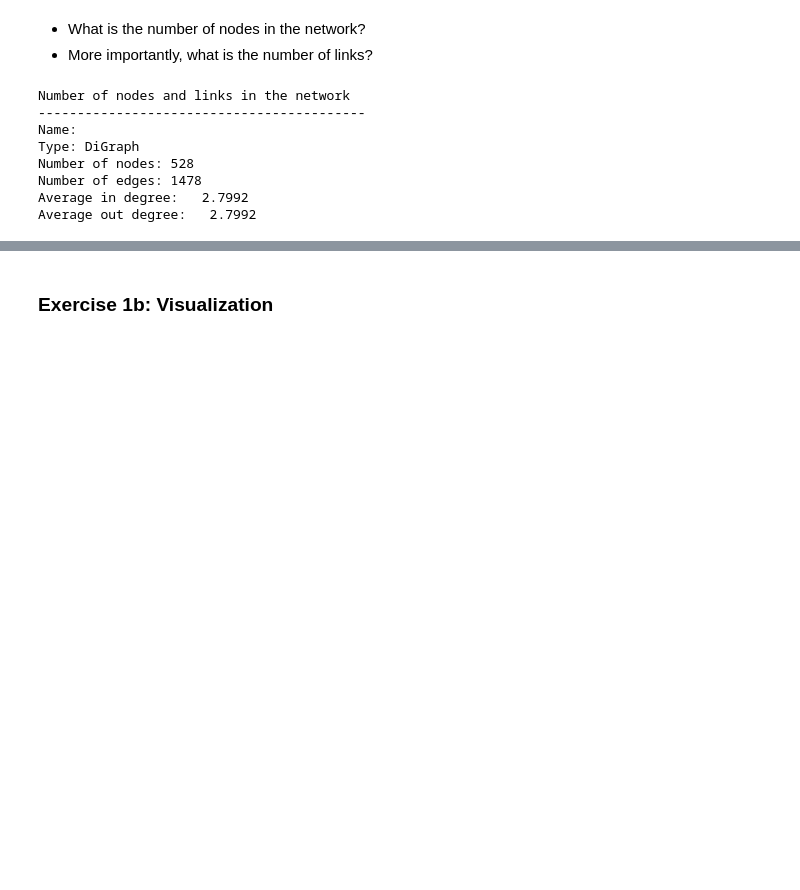
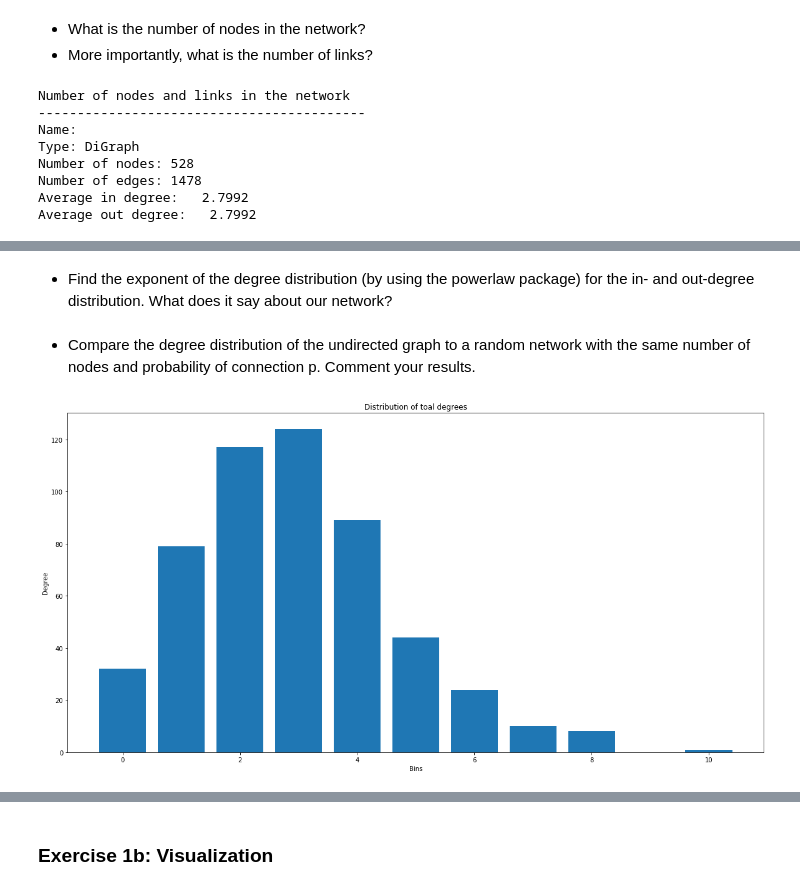
Before and after one commit to BerglindLilja/DataQueens, a Jupyter notebook: Assignment 2/Assignment2.ipynb, the cells around one changed output, grey strips where cells are left out. Drawn from its saved outputs; the diff is of its cells as text; code cells hidden in the pictures; blank space fills up the shorter version.

Commit message:
part 1a klárað, vantar powerlaw factor dæmi

```diff
--- a/Assignment 2/Assignment2.ipynb
+++ b/Assignment 2/Assignment2.ipynb
@@ -117,0 +120,25 @@ Average out degree:   2.7992
+# %%
+AllyInDegree = []
+AllyOutDegree = []
+AllyTotalDegree = []
+
+EnemyInDegree = []
+EnemyOutDegree = []
+EnemyTotalDegree = []
+for node in gcc.nodes(data=True):
+    if bool(node[1]):
+        if node[1]['role'] == 'Ally':
+            AllyInDegree.append((node[0],gcc.in_degree(node[0])))
+            AllyOutDegree.append((node[0],gcc.out_degree(node[0])))
+            AllyTotalDegree.append((node[0],gcc.degree(node[0])))
+        else:
+            EnemyInDegree.append((node[0],gcc.in_degree(node[0])))
+            EnemyOutDegree.append((node[0],gcc.out_degree(node[0])))
+            EnemyTotalDegree.append((node[0],gcc.degree(node[0])))
+
+inDegree = [(node,G.in_degree(node)) for node in G.nodes()]
+outDegree = [(node,G.out_degree(node)) for node in G.nodes()]
+totalDegree = [(node,G.degree(node)) for node in G.nodes()]
+print( 'The charecter with the highest \'in\' degree is: ',max(inDegree,key=lambda item:item[1])[0])
+print( 'The charecter with the highest \'out\' degree is: ',max(outDegree,key=lambda item:item[1])[0])
+print( 'The charecter with the highest \'total\' degree is: ',max(totalDegree,key=lambda item:item[1])[0])
@@ -117,0 +277,2 @@ Average out degree:   2.7992
+# %% [markdown]
+- Find the exponent of the degree distribution (by using the powerlaw package) for the in- and out-degree distribution. What does it say about our network?
@@ -117,0 +281,22 @@ Average out degree:   2.7992
+# %% [markdown]
+- Compare the degree distribution of the undirected graph to a random network with the same number of nodes and probability of connection p. Comment your results.
+# %%
+n = gcc.number_of_nodes()
+k = gcc.number_of_edges()/ gcc.number_of_nodes()
+p = k/(n-1)
+gnp = nx.fast_gnp_random_graph(n,p)
+
+degreeGnp = [gnp.degree(node) for node in gnp.nodes()]
+maxGnp = max(degreeGnp,key=lambda item:item)
+minGnp = min(degreeGnp,key=lambda item:item)
+
+vGnp = np.linspace(minGnp, maxGnp, maxGnp-minGnp+1)
+countsGnp, vGnp = np.histogram(degreeGnp, vGnp)
+plt.figure(figsize=(20,10))
+plt.bar(vGnp[:-1], countsGnp)
+plt.xlabel("Bins")
+plt.ylabel("Degree")
+plt.title('Distribution of toal degrees')
+plt.show()
+# %% [output]
+[figure, added]
```
Also changed, not shown: parts of 12 cells of this notebook.
